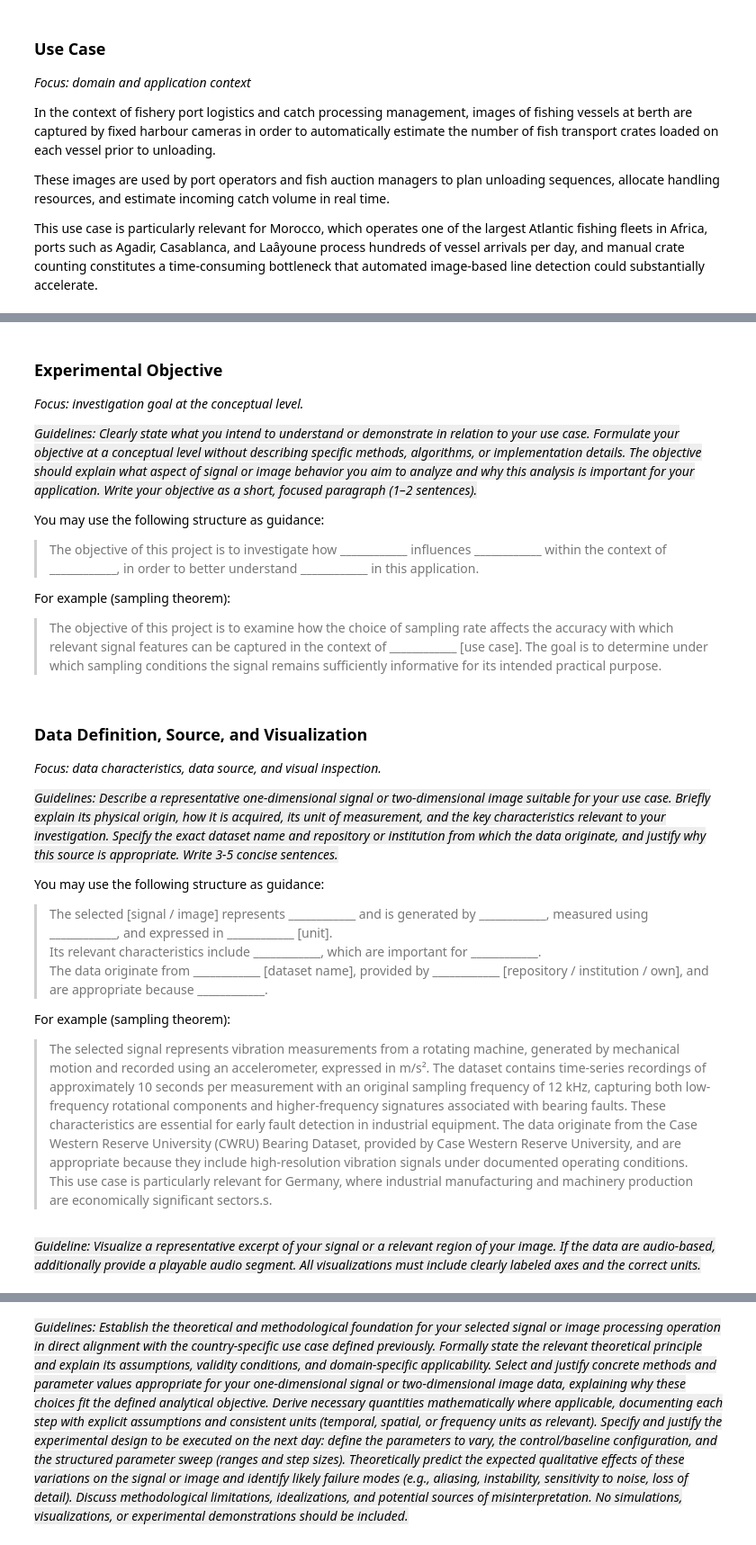
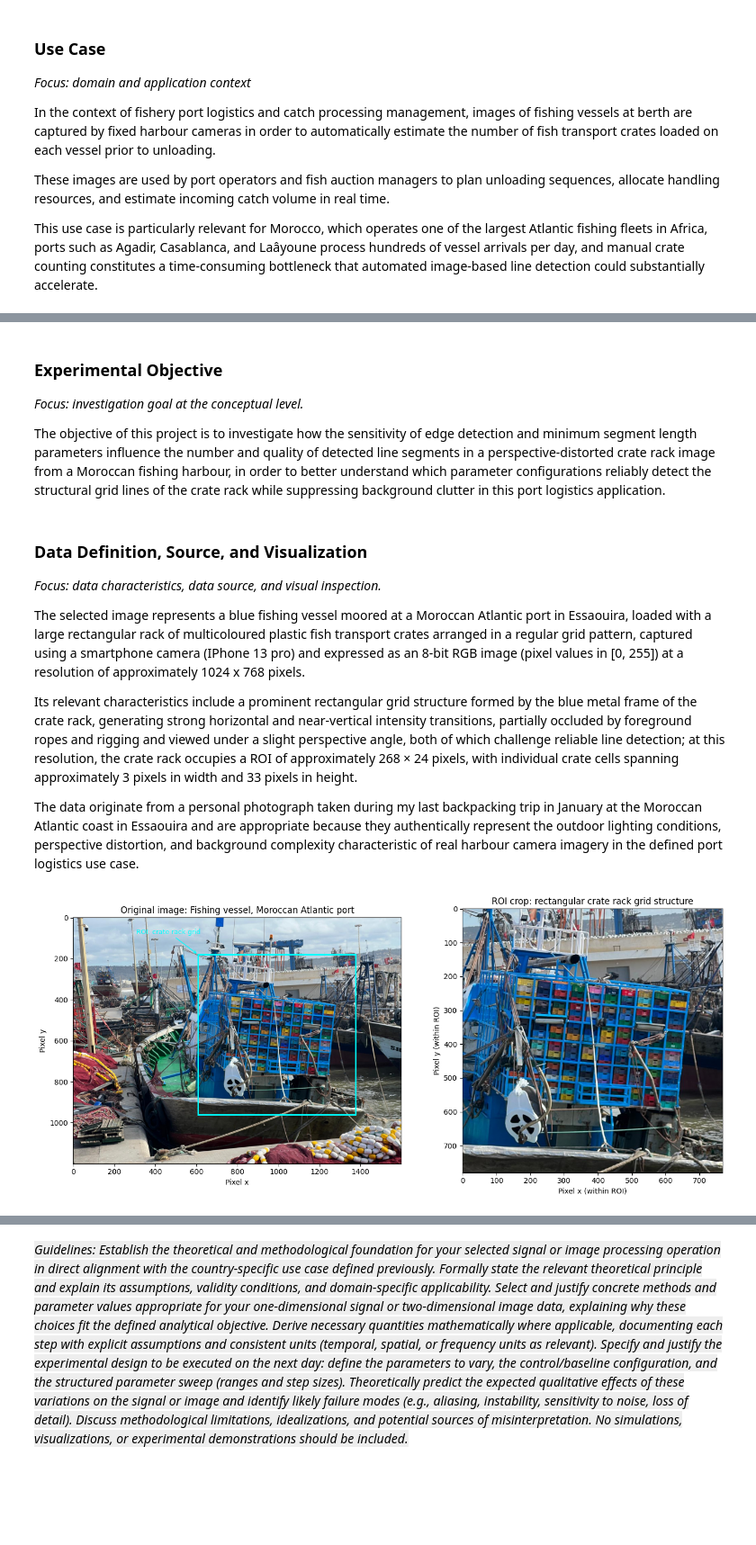
Before and after one commit to Sandra-Senn/gbsv_mc, a Jupyter notebook: mc2/gbsv_mc2.2_pattern detection_sandra_senn.ipynb, the cells around one changed output, grey strips where cells are left out. Shown at 90% size. Cells and saved outputs as stored; diff of their text form; code cells hidden in the pictures; blank space fills up the shorter version.

```diff
--- a/mc2/gbsv_mc2.2_pattern detection_sandra_senn.ipynb
+++ b/mc2/gbsv_mc2.2_pattern detection_sandra_senn.ipynb
@@ -8,6 +8,14 @@
 **Semester term:** FS26
 
 **Repository:** https://github.com/Sandra-Senn/gbsv_mc
+# %%
+import cv2
+import matplotlib.patches as patches
+import matplotlib.pyplot as plt
+import numpy as np
+import pandas as pd
+
+PATH = '../mc2/data/detection_boot.jpeg'
 # %% [markdown]
 ## Morocco - Fishingboat in the Kasbah of Essaouira
 
@@ -54,33 +52,48 @@ For example (sampling theorem):
 ### Experimental Objective
 *Focus: investigation goal at the conceptual level.*
 
-<span style="background-color: #eeeeee;">*Guidelines: Clearly state what you intend to understand or demonstrate in relation to your use case. Formulate your objective at a conceptual level without describing specific methods, algorithms, or implementation details. The objective should explain what aspect of signal or image behavior you aim to analyze and why this analysis is important for your application. Write your objective as a short, focused paragraph (1–2 sentences).*</span>
-
-You may use the following structure as guidance:
-
-> The objective of this project is to investigate how ____________ influences ____________ within the context of ____________, in order to better understand ____________ in this application.
-
-For example (sampling theorem):
-
-> The objective of this project is to examine how the choice of sampling rate affects the accuracy with which relevant signal features can be captured in the context of ____________ [use case]. The goal is to determine under which sampling conditions the signal remains sufficiently informative for its intended practical purpose.
+The objective of this project is to investigate how the sensitivity of edge detection and minimum segment length parameters influence the number and quality of detected line segments in a perspective-distorted crate rack image from a Moroccan fishing harbour, in order to better understand which parameter configurations reliably detect the structural grid lines of the crate rack while suppressing background clutter in this port logistics application.
 # %% [markdown]
 ### Data Definition, Source, and Visualization
 *Focus: data characteristics, data source, and visual inspection.*
 
-<span style="background-color: #eeeeee;">*Guidelines: Describe a representative one-dimensional signal or two-dimensional image suitable for your use case. Briefly explain its physical origin, how it is acquired, its unit of measurement, and the key characteristics relevant to your investigation. Specify the exact dataset name and repository or institution from which the data originate, and justify why this source is appropriate. Write 3-5 concise sentences.*</span>
+The selected image represents a blue fishing vessel moored at a Moroccan Atlantic port in Essaouira, loaded with a large rectangular rack of multicoloured plastic fish transport crates arranged in a regular grid pattern, captured using a smartphone camera (IPhone 13 pro) and expressed as an 8-bit RGB image (pixel values in [0, 255]) at a resolution of approximately 1024 x 768 pixels.
 
-You may use the following structure as guidance:
+Its relevant characteristics include a prominent rectangular grid structure formed by the blue metal frame of the crate rack, generating strong horizontal and near-vertical intensity transitions, partially occluded by foreground ropes and rigging and viewed under a slight perspective angle, both of which challenge reliable line detection; at this resolution, the crate rack occupies a ROI of approximately 268 × 24 pixels, with individual crate cells spanning approximately 3 pixels in width and 33 pixels in height.
 
-> The selected [signal / image] represents ____________ and is generated by ____________, measured using ____________, and expressed in ____________ [unit].
-> Its relevant characteristics include ____________, which are important for ____________.
-> The data originate from ____________ [dataset name], provided by ____________ [repository / institution / own], and are appropriate because ____________.
-
-For example (sampling theorem):
-
-> The selected signal represents vibration measurements from a rotating machine, generated by mechanical motion and recorded using an accelerometer, expressed in m/s². The dataset contains time-series recordings of approximately 10 seconds per measurement with an original sampling frequency of 12 kHz, capturing both low-frequency rotational components and higher-frequency signatures associated with bearing faults. These characteristics are essential for early fault detection in industrial equipment. The data originate from the Case Western Reserve University (CWRU) Bearing Dataset, provided by Case Western Reserve University, and are appropriate because they include high-resolution vibration signals under documented operating conditions. This use case is particularly relevant for Germany, where industrial manufacturing and machinery production are economically significant sectors.s.
+The data originate from a personal photograph taken during my last backpacking trip in January at the Moroccan Atlantic coast in Essaouira and are appropriate because they authentically represent the outdoor lighting conditions, perspective distortion, and background complexity characteristic of real harbour camera imagery in the defined port logistics use case.
-# %% [markdown]
-<span style="background-color: #eeeeee;">*Guideline: Visualize a representative excerpt of your signal or a relevant region of your image. If the data are audio-based, additionally provide a playable audio segment. All visualizations must include clearly labeled axes and the correct units.*</span>
 # %%
-### code placeholder
+img_color = cv2.imread(PATH)
+img_rgb   = cv2.cvtColor(img_color, cv2.COLOR_BGR2RGB)
+img_gray  = cv2.cvtColor(img_color, cv2.COLOR_BGR2GRAY)
+h, w = img_gray.shape
+
+roi_y, roi_x = int(h * 0.15), int(w * 0.38)
+roi_h, roi_w = int(h * 0.65), int(w * 0.48)
+
+fig, axes = plt.subplots(1, 2, figsize=(14, 6))
+
+axes[0].imshow(img_rgb)
+rect = patches.Rectangle((roi_x, roi_y), roi_w, roi_h,
+                          linewidth=2, edgecolor="cyan", facecolor="none")
+axes[0].add_patch(rect)
+axes[0].annotate("ROI: crate rack grid",
+                 xy=(roi_x, roi_y), xytext=(roi_x - 300, roi_y - 100),
+                 fontsize=9, color="cyan",
+                 arrowprops=dict(arrowstyle="->", color="cyan"))
+axes[0].set_title("Original image: Fishing vessel, Moroccan Atlantic port")
+axes[0].set_xlabel("Pixel x")
+axes[0].set_ylabel("Pixel y")
+
+roi_crop = img_rgb[roi_y:roi_y+roi_h, roi_x:roi_x+roi_w]
+axes[1].imshow(roi_crop)
+axes[1].set_title("ROI crop: rectangular crate rack grid structure")
+axes[1].set_xlabel("Pixel x (within ROI)")
+axes[1].set_ylabel("Pixel y (within ROI)")
+
+plt.tight_layout()
+plt.show()
+# %% [output]
+[figure, added]
 # %% [markdown]
 **Observations**:
```
Also changed, not shown: parts of 20 cells of this notebook, 6 other files.
